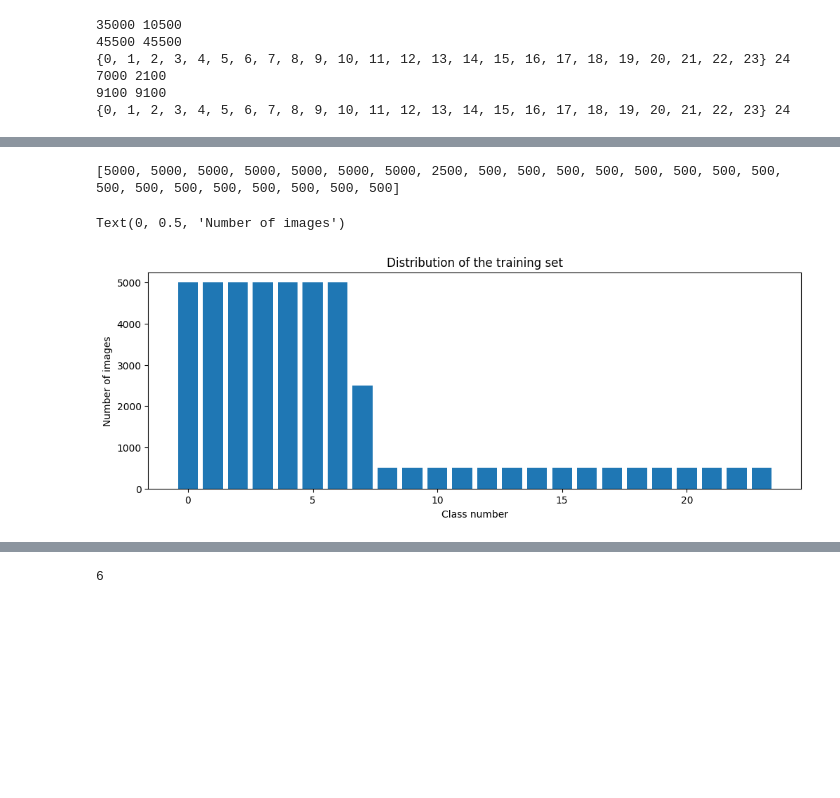
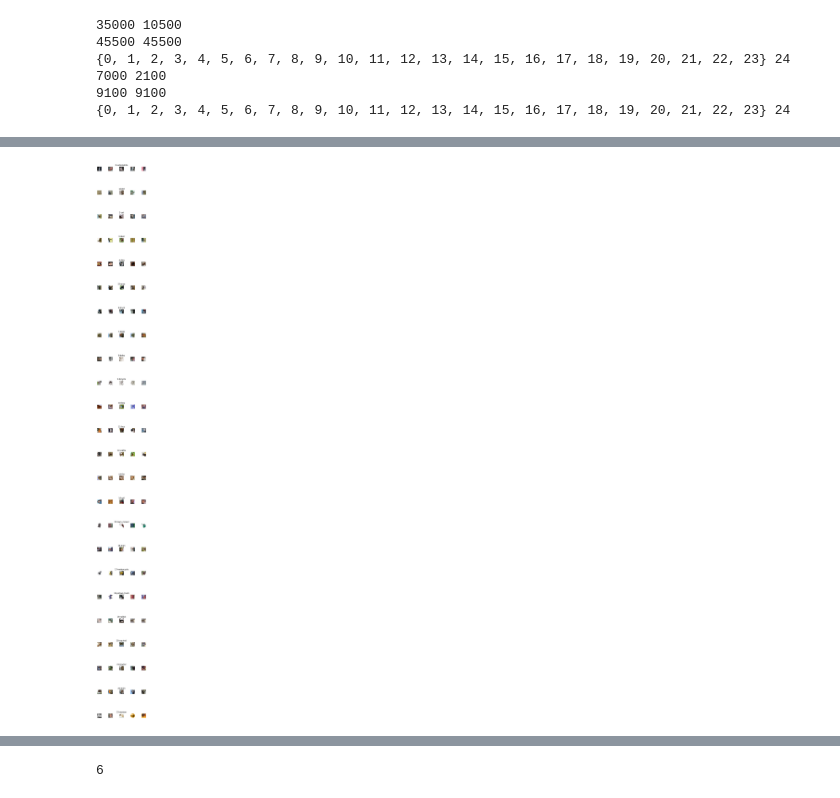
Before and after one commit to Alizzie/ST_CA1, a Jupyter notebook: main.ipynb, the cells around one changed output, grey strips where cells are left out. Saved outputs shown, nothing was run; the diff lists cells and outputs as text; code cells hidden in the pictures; blank space fills up the shorter version.

```diff
--- a/main.ipynb
+++ b/main.ipynb
@@ -197,18 +199,16 @@ def load_image(image):
     image = Image.fromarray(image_data_reshaped.astype('uint8'))
     return np.array(image)
 # %%
-# GTS_SD4B_23.ipynb (johnloane-repo)
-import random
-num_of_samples = []
-cols = 5
-num_classes = 24
-fig, axs = plt.subplots(nrows=num_classes, ncols=cols, figsize=(5,50))
-fig.tight_layout()
-for i in range(cols):
-  for j in range(len(set(y_train))):
-    x_selected = x_train[y_train == j]
-    axs[j][i].imshow(load_image(x_selected[random.randint(0, len(x_selected)-1)]), cmap=plt.get_cmap('gray'))
-    axs[j][i].axis("off")
-    if i == 2:
-      num_of_samples.append(len(x_selected))
-      axs[j][i].set_title(str(dic_labels[j]) + '-' + str(dic_classnames[j]))
+def show_all_class_samples(x_train, y_train, num_classes, cols):
+  num_of_samples = []
+  fig, axs = plt.subplots(nrows=num_classes, ncols=cols, figsize=(5,50))
+  fig.tight_layout()
+  for i in range(cols):
+    for j in range(len(set(y_train))):
+      x_selected = x_train[y_train == j]
+      axs[j][i].imshow(load_image(x_selected[random.randint(0, len(x_selected)-1)]), cmap=plt.get_cmap('gray'))
+      axs[j][i].axis("off")
+      if i == 2:
+        num_of_samples.append(len(x_selected))
+        axs[j][i].set_title(str(dic_labels[j]) + '-' + str(dic_classnames[j]))
+  return num_of_samples
@@ -217,12 +215,15 @@ for i in range(cols):
 # %%
-# GTS_SD4B_23.ipynb (johnloane-repo)
-print(num_of_samples)
-plt.figure(figsize=(12,4))
-plt.bar(range(0, num_classes), num_of_samples)
-plt.title("Distribution of the training set")
-plt.xlabel("Class number")
-plt.ylabel("Number of images")
+def show_class_distribution(num_of_samples, num_classes):
+  print(num_of_samples)
+  plt.figure(figsize=(12,4))
+  plt.bar(range(0, num_classes), num_of_samples)
+  plt.title("Distribution of the training set")
+  plt.xlabel("Class number")
+  plt.ylabel("Number of images")
-# %% [output]
-[5000, 5000, 5000, 5000, 5000, 5000, 5000, 2500, 500, 500, 500, 500, 500, 500, 500, 500, 500, 500, 500, 500, 500, 500, 500, 500]
-Text(0, 0.5, 'Number of images')
-[figure, removed]
+# %%
+# GTS_SD4B_23.ipynb (johnloane-repo)
+num_classes = len(set(y_train))
+cols = 5
+num_of_samples = show_all_class_samples(x_train, y_train, num_classes, cols)
+# %% [output]
+[figure, added]
```
Also changed, not shown: parts of 17 cells of this notebook.
